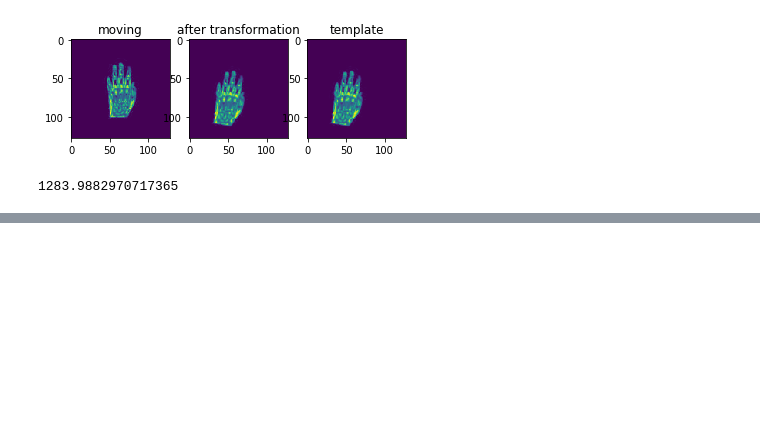
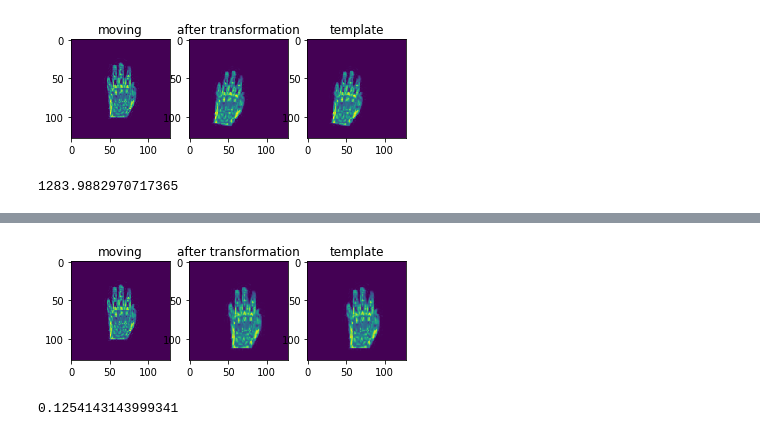
Before and after one commit to YuanHao97/Affine-Transform-Registration, a Jupyter notebook: pytorch 2D SGD.ipynb, the cells around one changed output, grey strips where cells are left out. Saved outputs shown, nothing was run; the diff lists cells and outputs as text; code cells hidden in the pictures; blank space fills up the shorter version.

```diff
--- a/pytorch 2D SGD.ipynb
+++ b/pytorch 2D SGD.ipynb
@@ -124,0 +143,6 @@ losses[-1]
+# %%
+imshow(mov.detach().numpy(),tmplt.detach().numpy(),template.detach().numpy())
+losses[-1]
+# %% [output]
+[figure, added]
+0.1254143143999341
```
Also changed, not shown: parts of 10 cells of this notebook, 1 other file.
